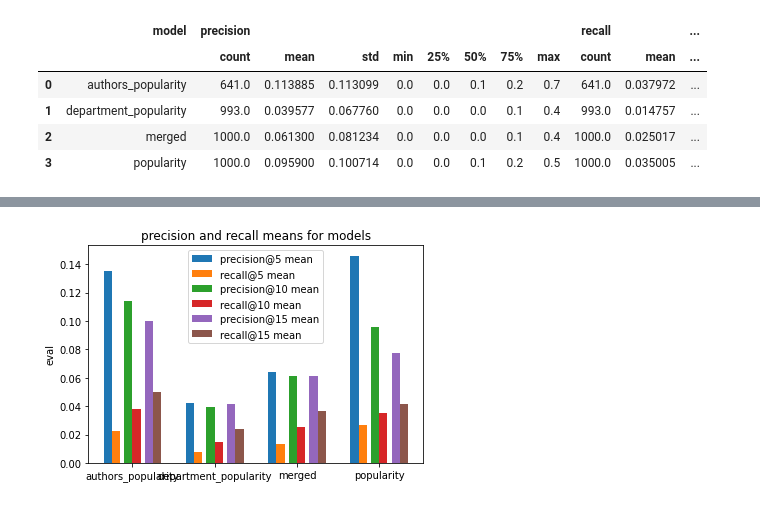
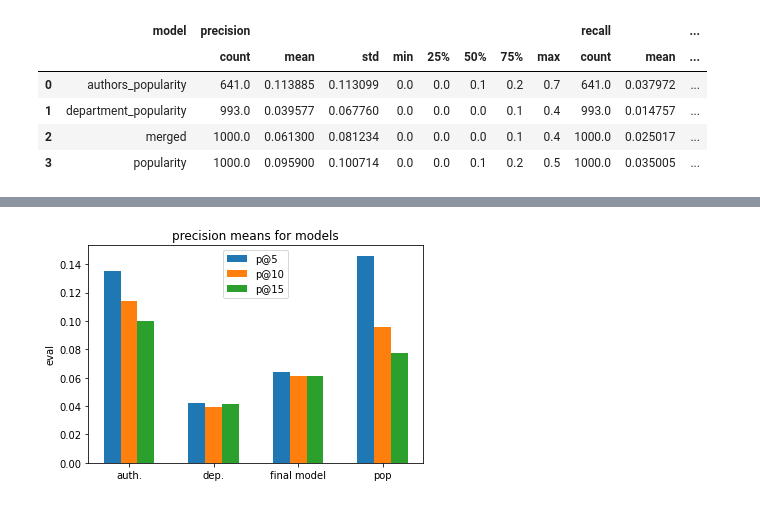
Before and after one commit to amakarewicz/RecommenderSystem, a Jupyter notebook: Piotr/model/test_model/plots_n_data.ipynb, the cells around one changed output, grey strips where cells are left out. Cells and saved outputs as stored; diff of their text form; code cells hidden in the pictures.

```diff
--- a/Piotr/model/test_model/plots_n_data.ipynb
+++ b/Piotr/model/test_model/plots_n_data.ipynb
@@ -117,27 +106,13 @@ m15.groupby(['model'])[['precision','recall']].describe().reset_index()
 | 1 | department_popularity | 993.0 | 0.041490 | 0.057322 | 0.0 | 0.000000 | 0.000000 | 0.066667 | 0.333333 | 993.0 | 0.023727 | ... |
 | 2 | merged | 1000.0 | 0.061133 | 0.068611 | 0.0 | 0.000000 | 0.066667 | 0.066667 | 0.400000 | 1000.0 | 0.036537 | ... |
 | 3 | popularity | 1000.0 | 0.077400 | 0.077300 | 0.0 | 0.000000 | 0.066667 | 0.133333 | 0.400000 | 1000.0 | 0.041712 | ... |
-# %%
-def mn(db,name):
-    return db.groupby(['model'])[name].mean()
-
-wd = 0.1
-x = np.arange(4)
-
-fig, ax = plt.subplots()
-a1 = ax.bar(x-3*wd, mn(m5,'precision').values, wd, label='precision@5 mean')
-a2 = ax.bar(x-2*wd, mn(m5,'recall').values, wd, label='recall@5 mean')
-a3 = ax.bar(x-wd/2, mn(m10,'precision').values, wd, label='precision@10 mean')
-b1 = ax.bar(x+1*wd/2, mn(m10,'recall').values, wd, label='recall@10 mean')
-b2 = ax.bar(x+2*wd, mn(m15,'precision').values, wd, label='precision@15 mean')
-b3 = ax.bar(x+3*wd, mn(m15,'recall').values, wd, label='recall@15 mean')
-
-ax.set_ylabel('eval')
-ax.set_xticks(x)
-ax.set_xticklabels(mn(m5,'precision').index)
-
-ax.legend(loc='upper center')
-plt.title('precision and recall means for models')
-plt.show()
-# %% [output]
-[figure, removed]
+# %%
+def mn(db,name):
+    return db.groupby(['model'])[name].mean()
+
+y = [mn(m5,'precision').values, mn(m10,'precision').values, mn(m15,'precision')]
+x_names = ['auth.','dep.','final model','pop']
+bar_names = ['p@5','p@10','p@15']
+barplot(y,x_names,bar_names,width=0.2,y_name='eval',title='precision means for models')
+# %% [output]
+[figure, added]
```
Also changed, not shown: parts of 6 cells of this notebook, 16 other files.
